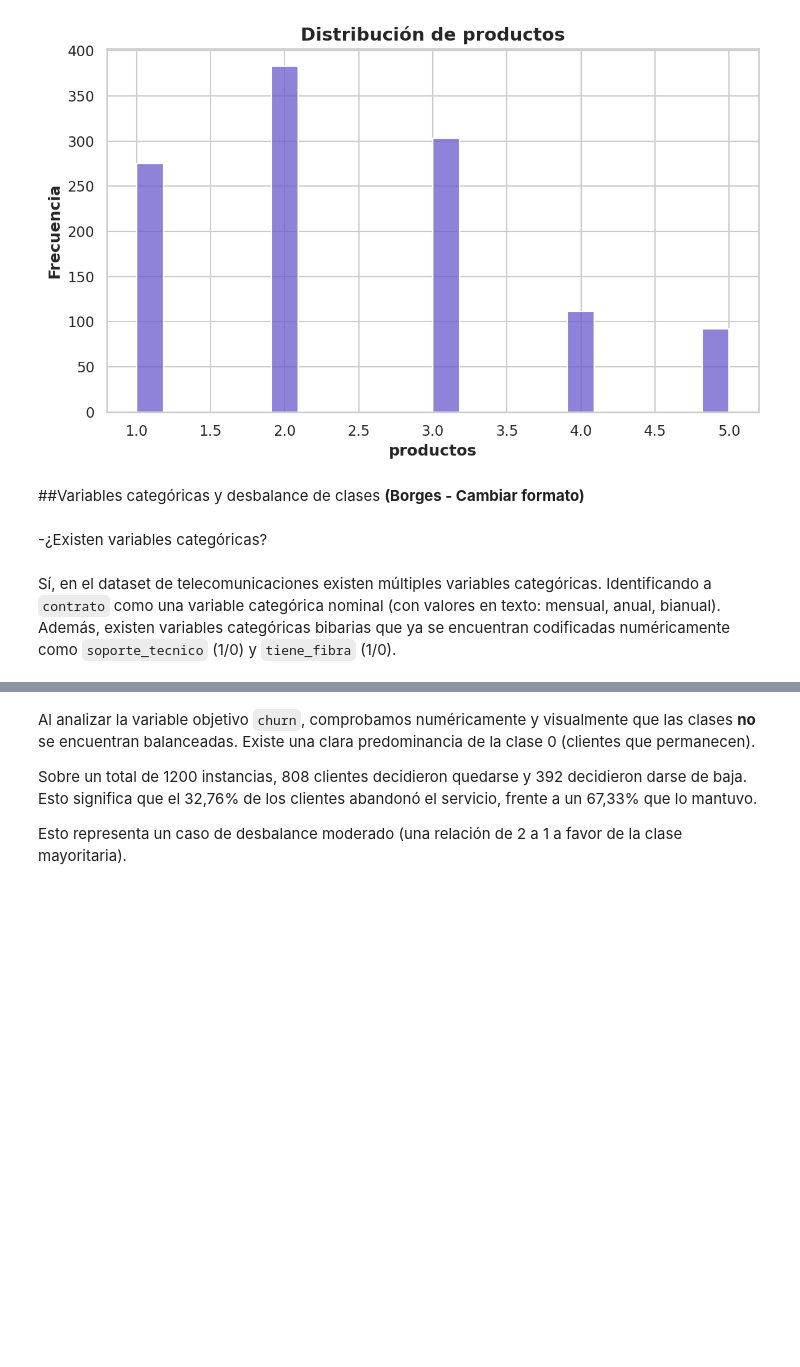
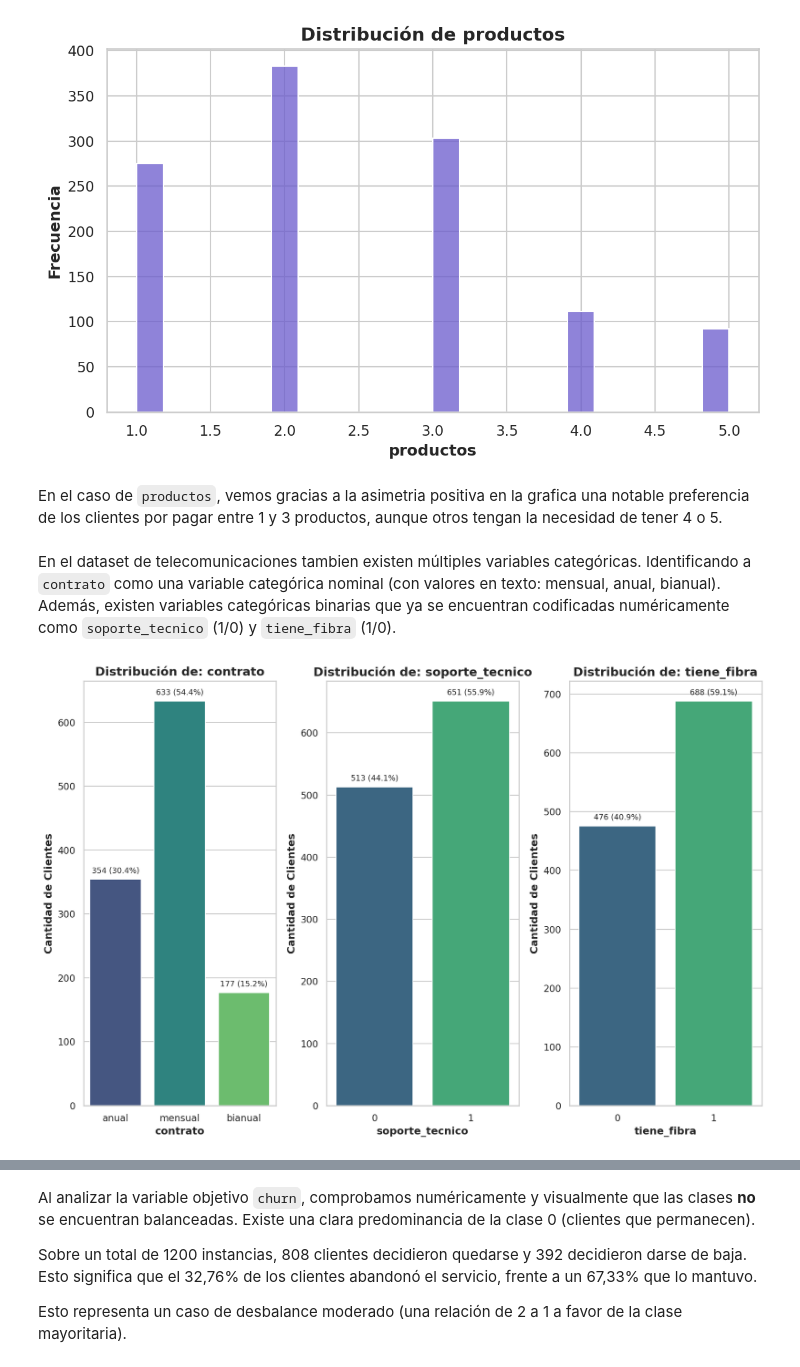
Before and after one commit to Santibareiro27/Inteligencia-Computacional, a Jupyter notebook: RA1_TP2/RA1_Trabajo_práctico_N°_2,_8.ipynb, the cells around one changed output, grey strips where cells are left out. Drawn from its saved outputs; the diff is of its cells as text; code cells hidden in the pictures; blank space fills up the shorter version.

```diff
--- a/RA1_TP2/RA1_Trabajo_práctico_N°_2,_8.ipynb
+++ b/RA1_TP2/RA1_Trabajo_práctico_N°_2,_8.ipynb
@@ -1104,10 +1127,39 @@ plt.tight_layout()
 plt.show()
 # %% [output]
 [figure]
-# %% [markdown]
-##Variables categóricas y desbalance de clases **(Borges - Cambiar formato)**
-# %% [markdown]
--¿Existen variables categóricas?
+# %% [markdown]
+En el caso de `productos`, vemos gracias a la asimetria positiva en la grafica una notable preferencia de los clientes por pagar entre 1 y 3 productos, aunque otros tengan la necesidad de tener 4 o 5.
 # %% [markdown]
-Sí, en el dataset de telecomunicaciones existen múltiples variables categóricas. Identificando a `contrato` como una variable categórica nominal (con valores en texto: mensual, anual, bianual). Además, existen variables categóricas bibarias que ya se encuentran codificadas numéricamente como `soporte_tecnico` (1/0) y `tiene_fibra` (1/0).
+En el dataset de telecomunicaciones tambien existen múltiples variables categóricas. Identificando a `contrato` como una variable categórica nominal (con valores en texto: mensual, anual, bianual). Además, existen variables categóricas binarias que ya se encuentran codificadas numéricamente como `soporte_tecnico` (1/0) y `tiene_fibra` (1/0).
+# %%
+# Definimos cuáles son nuestras variables categóricas predictoras
+variables_cat = ['contrato', 'soporte_tecnico', 'tiene_fibra']
+
+# Preparamos una figura con 3 subgráficos
+fig, axes = plt.subplots(nrows=1, ncols=3, figsize=(12, 8))
+
+total = len(datasetChurnClean)
+
+# Iteramos para crear un gráfico de barras por cada variable
+for i, col in enumerate(variables_cat):
+    sns.countplot(data=datasetChurnClean, x=col, ax=axes[i], palette='viridis')
+    axes[i].set_title(f'Distribución de: {col}')
+    axes[i].set_ylabel('Cantidad de Clientes')
+
+    # Agregar etiquetas de cantidad y porcentaje
+    for p in axes[i].patches:
+        height = p.get_height()
+        percentage = (height / total) * 100
+        axes[i].annotate(f'{int(height)} ({percentage:.1f}%)',
+                         (p.get_x() + p.get_width() / 2., height),
+                         ha='center', va='center',
+                         xytext=(0, 10),
+                         textcoords='offset points',
+                         fontsize=9)
+
+# Ajustamos el diseño y mostramos
+plt.tight_layout()
+plt.show()
+# %% [output]
+[figure, added]
 # %% [markdown]
```
Also changed, not shown: parts of 41 cells of this notebook.
